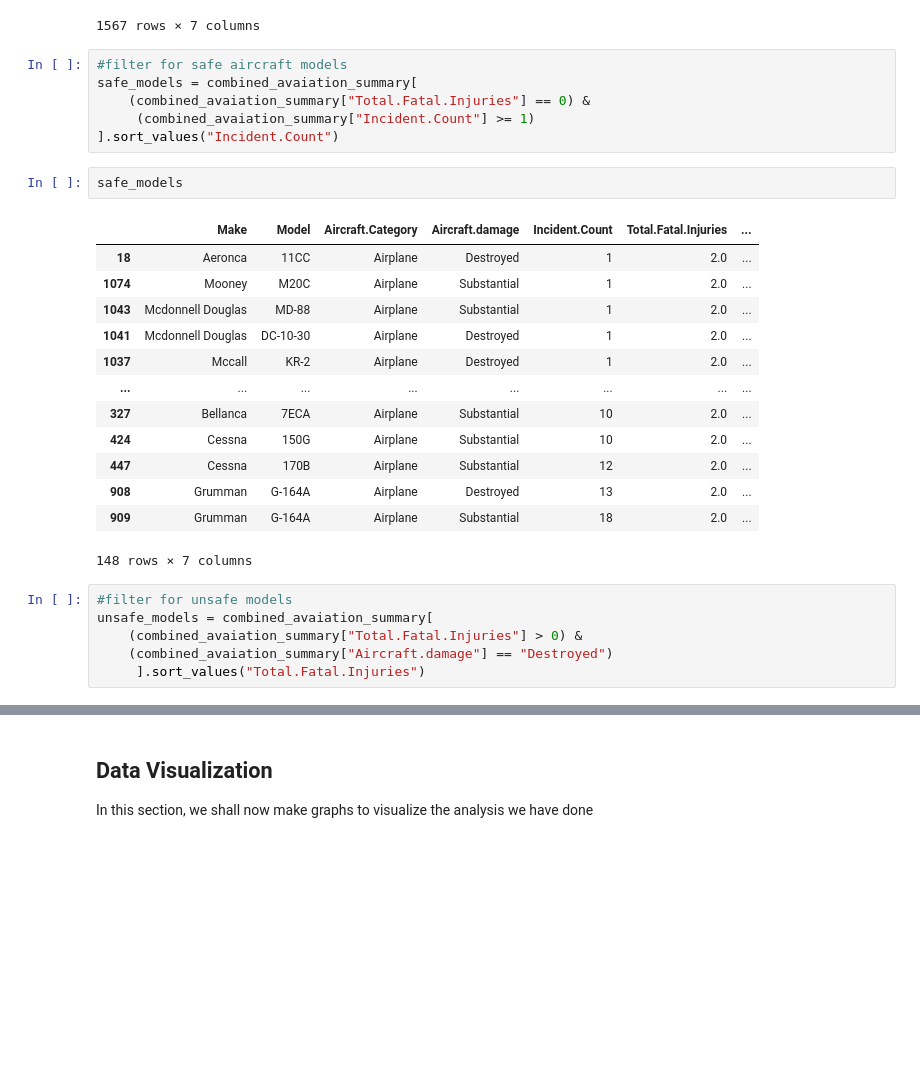
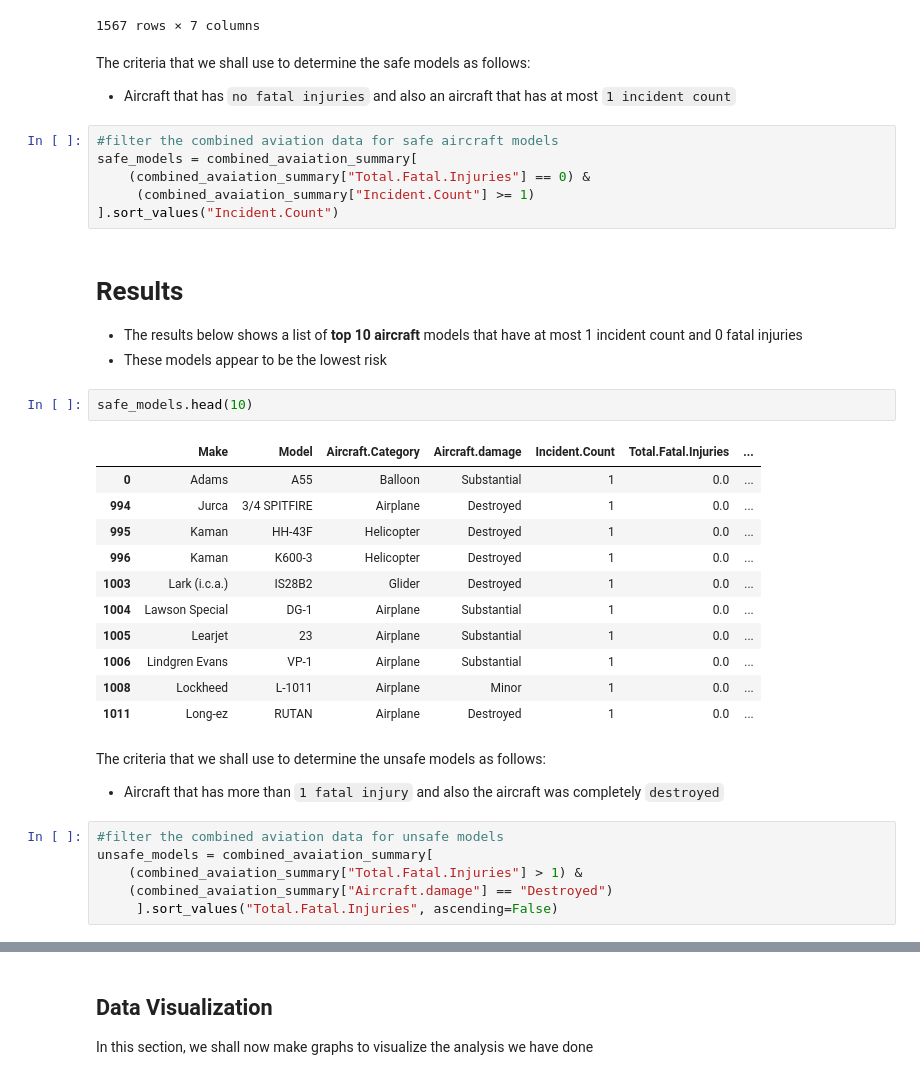
Before and after one commit to cminyade/phase-1-project, a Jupyter notebook: student.ipynb, the cells around one changed output, grey strips where cells are left out. Cells and saved outputs as stored; diff of their text form; blank space fills up the shorter version.

```diff
--- a/student.ipynb
+++ b/student.ipynb
@@ -202,31 +221,39 @@ combined_avaiation_summary
 | 1565 | Wrb Associates, Llc. | Zodiac 601 XL | Airplane | Destroyed | 1 | 1.0 | ... |
 | 1566 | Yakovlev | Yak 52 | Airplane | Substantial | 1 | 2.0 | ... |
 1567 rows × 7 columns
+# %% [markdown]
+The criteria that we shall use to determine the safe models as follows:
+- Aircraft that has `no fatal injuries` and also an aircraft that has at most `1 incident count`
 # %%
-#filter for safe aircraft models
+#filter the combined aviation data for safe aircraft models
 safe_models = combined_avaiation_summary[
     (combined_avaiation_summary["Total.Fatal.Injuries"] == 0) &
      (combined_avaiation_summary["Incident.Count"] >= 1)
 ].sort_values("Incident.Count")
+# %% [markdown]
+# Results
+- The results below shows a list of **top 10 aircraft** models that have at most 1 incident count and 0 fatal injuries
+- These models appear to be the lowest risk
 # %%
-safe_models
+safe_models.head(10)
 # %% [output]
 |  | Make | Model | Aircraft.Category | Aircraft.damage | Incident.Count | Total.Fatal.Injuries | ... |
-| 18 | Aeronca | 11CC | Airplane | Destroyed | 1 | 2.0 | ... |
-| 1074 | Mooney | M20C | Airplane | Substantial | 1 | 2.0 | ... |
-| 1043 | Mcdonnell Douglas | MD-88 | Airplane | Substantial | 1 | 2.0 | ... |
-| 1041 | Mcdonnell Douglas | DC-10-30 | Airplane | Destroyed | 1 | 2.0 | ... |
-| 1037 | Mccall | KR-2 | Airplane | Destroyed | 1 | 2.0 | ... |
-| ... | ... | ... | ... | ... | ... | ... | ... |
-| 327 | Bellanca | 7ECA | Airplane | Substantial | 10 | 2.0 | ... |
-| 424 | Cessna | 150G | Airplane | Substantial | 10 | 2.0 | ... |
-| 447 | Cessna | 170B | Airplane | Substantial | 12 | 2.0 | ... |
-| 908 | Grumman | G-164A | Airplane | Destroyed | 13 | 2.0 | ... |
-| 909 | Grumman | G-164A | Airplane | Substantial | 18 | 2.0 | ... |
+| 0 | Adams | A55 | Balloon | Substantial | 1 | 0.0 | ... |
+| 994 | Jurca | 3/4 SPITFIRE | Airplane | Destroyed | 1 | 0.0 | ... |
+| 995 | Kaman | HH-43F | Helicopter | Destroyed | 1 | 0.0 | ... |
+| 996 | Kaman | K600-3 | Helicopter | Destroyed | 1 | 0.0 | ... |
+| 1003 | Lark (i.c.a.) | IS28B2 | Glider | Destroyed | 1 | 0.0 | ... |
+| 1004 | Lawson Special | DG-1 | Airplane | Substantial | 1 | 0.0 | ... |
+| 1005 | Learjet | 23 | Airplane | Substantial | 1 | 0.0 | ... |
+| 1006 | Lindgren Evans | VP-1 | Airplane | Substantial | 1 | 0.0 | ... |
+| 1008 | Lockheed | L-1011 | Airplane | Minor | 1 | 0.0 | ... |
+| 1011 | Long-ez | RUTAN | Airplane | Destroyed | 1 | 0.0 | ... |
-148 rows × 7 columns
+# %% [markdown]
+The criteria that we shall use to determine the unsafe models as follows:
+- Aircraft that has more than `1 fatal injury` and also the aircraft was completely `destroyed`
 # %%
-#filter for unsafe models
+#filter the combined aviation data for unsafe models
 unsafe_models = combined_avaiation_summary[
-    (combined_avaiation_summary["Total.Fatal.Injuries"] > 0) &
+    (combined_avaiation_summary["Total.Fatal.Injuries"] > 1) &
     (combined_avaiation_summary["Aircraft.damage"] == "Destroyed")
-     ].sort_values("Total.Fatal.Injuries")
+     ].sort_values("Total.Fatal.Injuries", ascending=False)
```
Also changed, not shown: parts of 11 cells of this notebook.
